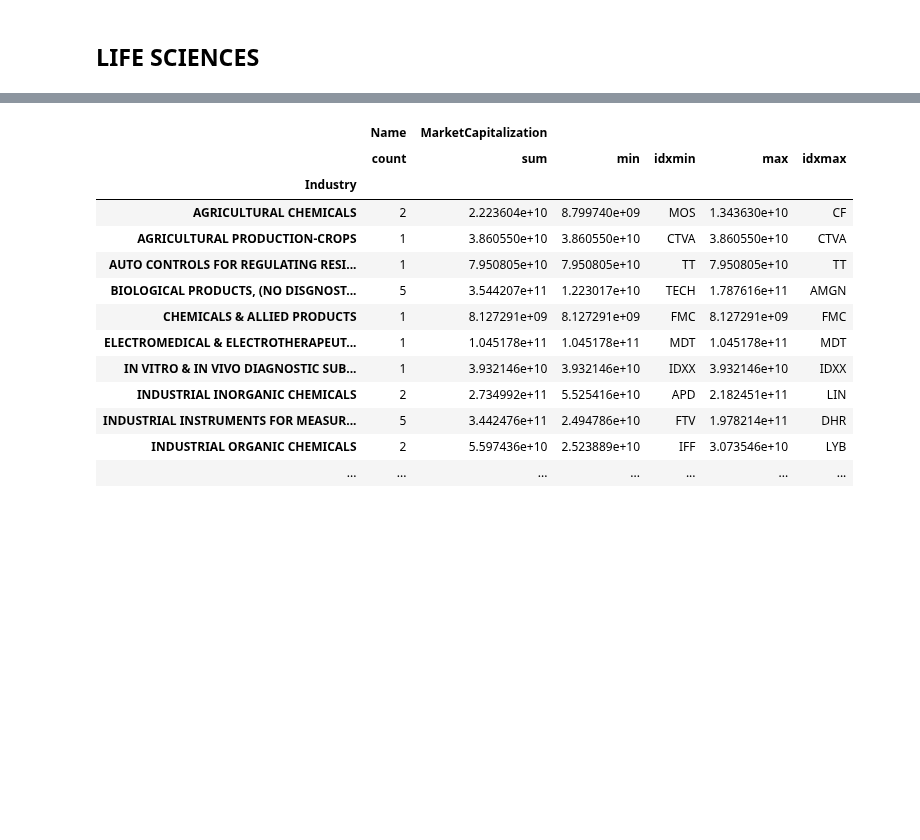
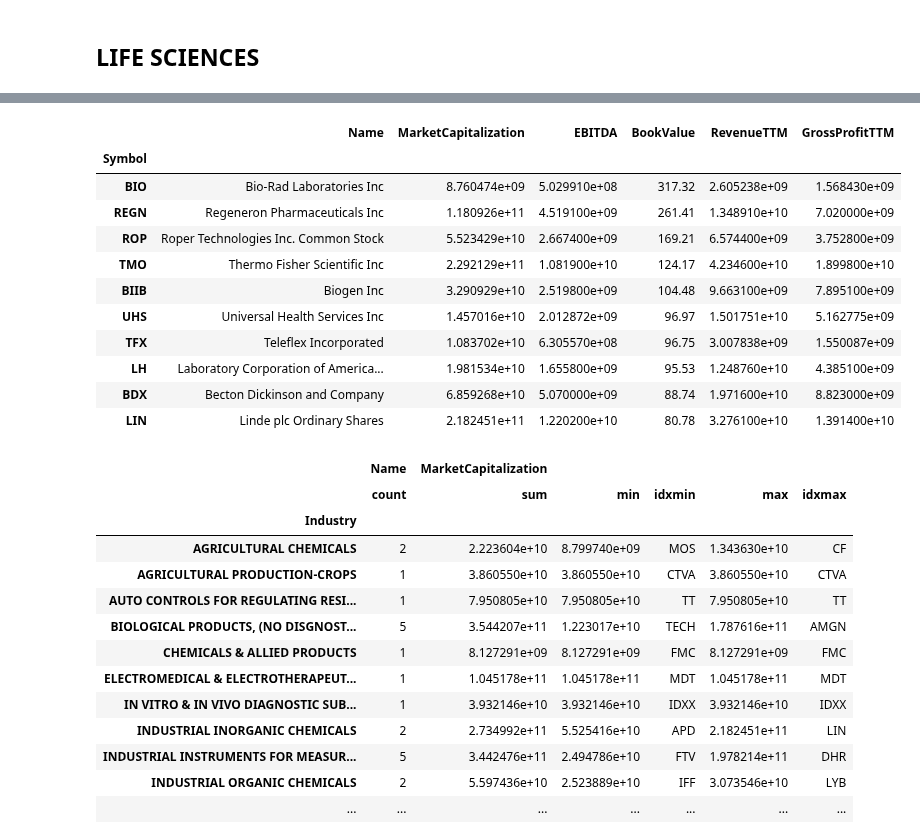
Before and after one commit to fadeeva/stock_market_research, a Jupyter notebook: Portfolio/Search_Review/Sectors_Review.ipynb, the cells around one changed output, grey strips where cells are left out. Saved outputs shown, nothing was run; the diff lists cells and outputs as text; code cells hidden in the pictures; blank space fills up the shorter version.

```diff
--- a/Portfolio/Search_Review/Sectors_Review.ipynb
+++ b/Portfolio/Search_Review/Sectors_Review.ipynb
@@ -133,3 +140,18 @@ lf.sort_values('Beta', ascending=False).head(10)
+# %%
+lf[['Name']+multps['capital']].sort_values('BookValue', ascending=False).head(10)
+# %% [output]
+|  | Name | MarketCapitalization | EBITDA | BookValue | RevenueTTM | GrossProfitTTM |
+| Symbol |  |  |  |  |  |  |
+| BIO | Bio-Rad Laboratories Inc | 8.760474e+09 | 5.029910e+08 | 317.32 | 2.605238e+09 | 1.568430e+09 |
+| REGN | Regeneron Pharmaceuticals Inc | 1.180926e+11 | 4.519100e+09 | 261.41 | 1.348910e+10 | 7.020000e+09 |
+| ROP | Roper Technologies Inc. Common Stock | 5.523429e+10 | 2.667400e+09 | 169.21 | 6.574400e+09 | 3.752800e+09 |
+| TMO | Thermo Fisher Scientific Inc | 2.292129e+11 | 1.081900e+10 | 124.17 | 4.234600e+10 | 1.899800e+10 |
+| BIIB | Biogen Inc | 3.290929e+10 | 2.519800e+09 | 104.48 | 9.663100e+09 | 7.895100e+09 |
+| UHS | Universal Health Services Inc | 1.457016e+10 | 2.012872e+09 | 96.97 | 1.501751e+10 | 5.162775e+09 |
+| TFX | Teleflex Incorporated | 1.083702e+10 | 6.305570e+08 | 96.75 | 3.007838e+09 | 1.550087e+09 |
+| LH | Laboratory Corporation of America... | 1.981534e+10 | 1.655800e+09 | 95.53 | 1.248760e+10 | 4.385100e+09 |
+| BDX | Becton Dickinson and Company | 6.859268e+10 | 5.070000e+09 | 88.74 | 1.971600e+10 | 8.823000e+09 |
+| LIN | Linde plc Ordinary Shares | 2.182451e+11 | 1.220200e+10 | 80.78 | 3.276100e+10 | 1.391400e+10 |
 # %%
 lf.groupby('Industry').agg({'Name': 'count',
                             'MarketCapitalization': ['sum', 'min', 'idxmin', 'max', 'idxmax'],
```
Also changed, not shown: parts of 6 cells of this notebook.
